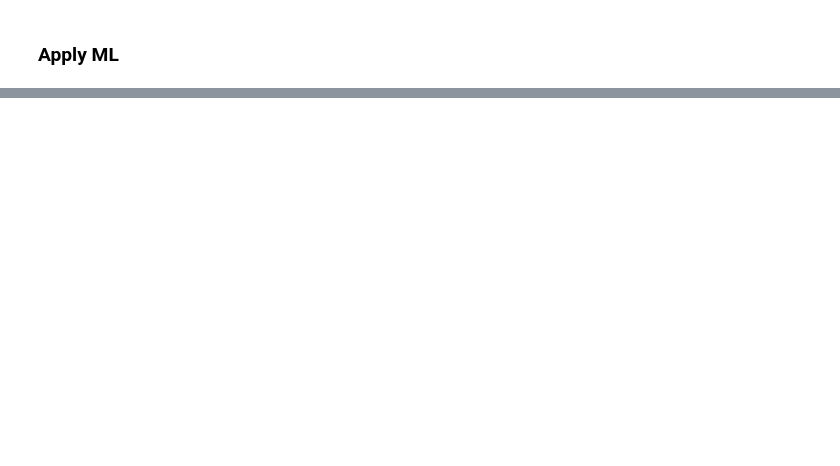
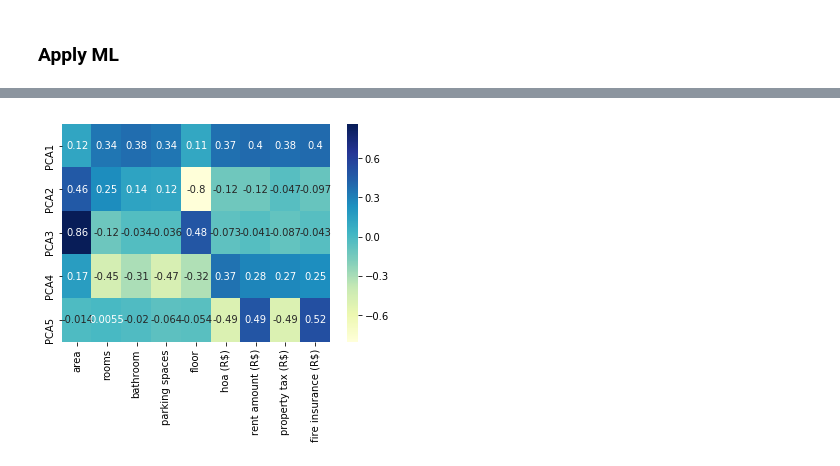
Before and after one commit to JiashiChen96/INF552_final_project, a Jupyter notebook: inf552_final.ipynb, the cells around one changed output, grey strips where cells are left out. Saved outputs shown, nothing was run; the diff lists cells and outputs as text; code cells hidden in the pictures; blank space fills up the shorter version.

```diff
--- a/inf552_final.ipynb
+++ b/inf552_final.ipynb
@@ -404,0 +435,9 @@ max(g_train[0])
+# %%
+
+ax = sns.heatmap(pca_model.components_,
+                 annot=True,
+                 cmap="YlGnBu",
+                 yticklabels=[ "PCA" + str(x) for x in range(1,pca_model.n_components_+1)],
+                 xticklabels= X_columns)
+# %% [output]
+[figure, added]
```
Also changed, not shown: parts of 59 cells of this notebook.
